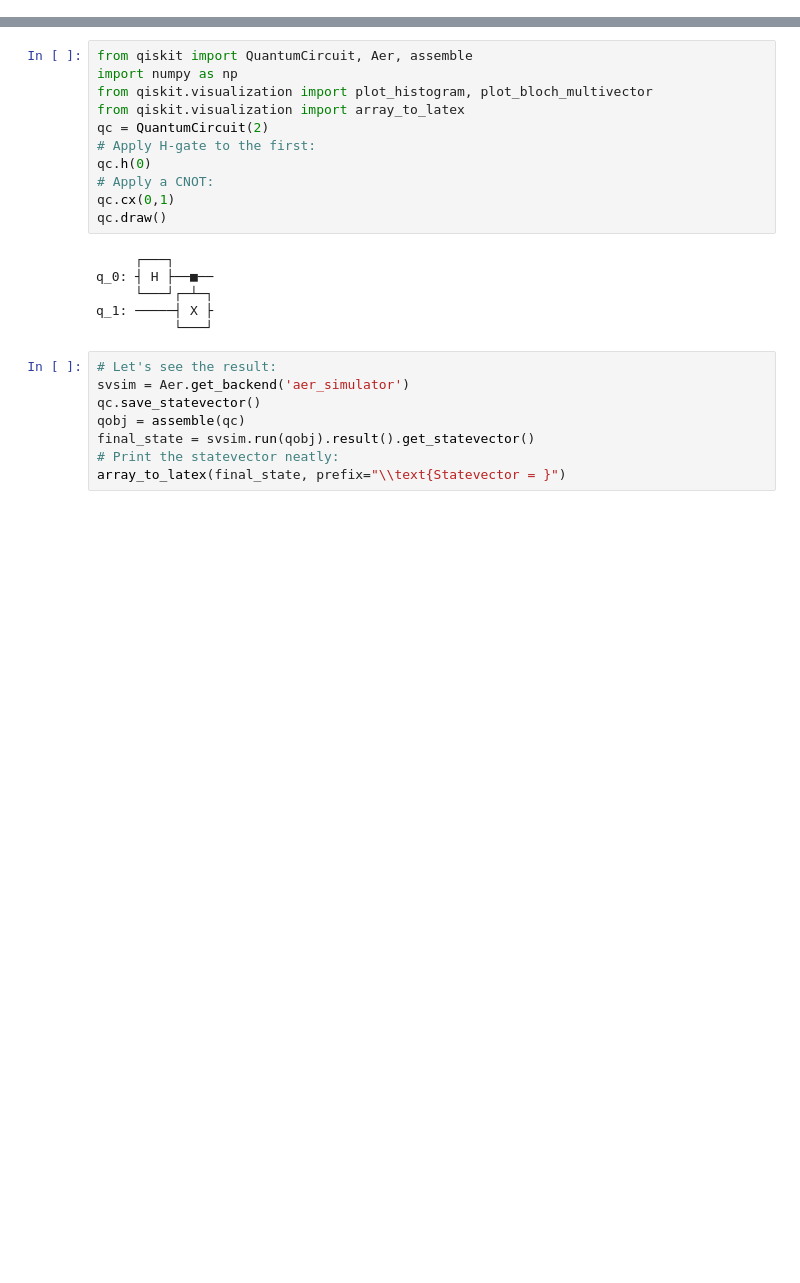
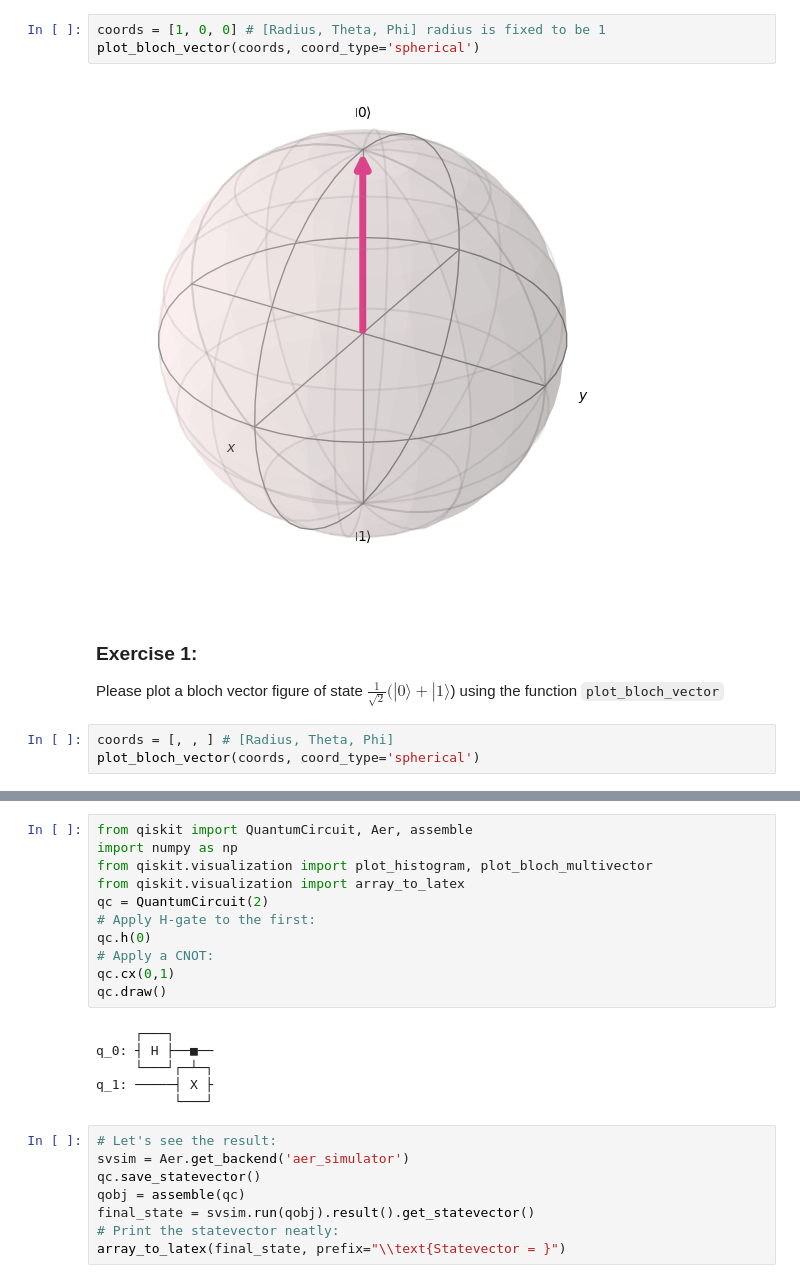
Before and after one commit to AlaricCheng/klass-workshop-hands-on, a Jupyter notebook: basics.ipynb, the cells around one changed output, grey strips where cells are left out. Cells and saved outputs as stored; diff of their text form; blank space fills up the shorter version.

```diff
--- a/basics.ipynb
+++ b/basics.ipynb
@@ -73,0 +81,11 @@ plot_bloch_vector(coords, coord_type='spherical')
+# %%
+coords = [1, 0, 0] # [Radius, Theta, Phi] radius is fixed to be 1
+plot_bloch_vector(coords, coord_type='spherical')
+# %% [output]
+[figure, added]
+# %% [markdown]
+### Exercise 1:
+Please plot a bloch vector figure of state $\frac{1}{\sqrt{2}}(|0\rangle + |1\rangle$) using the function `plot_bloch_vector`
+# %%
+coords = [, , ] # [Radius, Theta, Phi]
+plot_bloch_vector(coords, coord_type='spherical')
```
Also changed, not shown: parts of 54 cells of this notebook, 2 other files.
